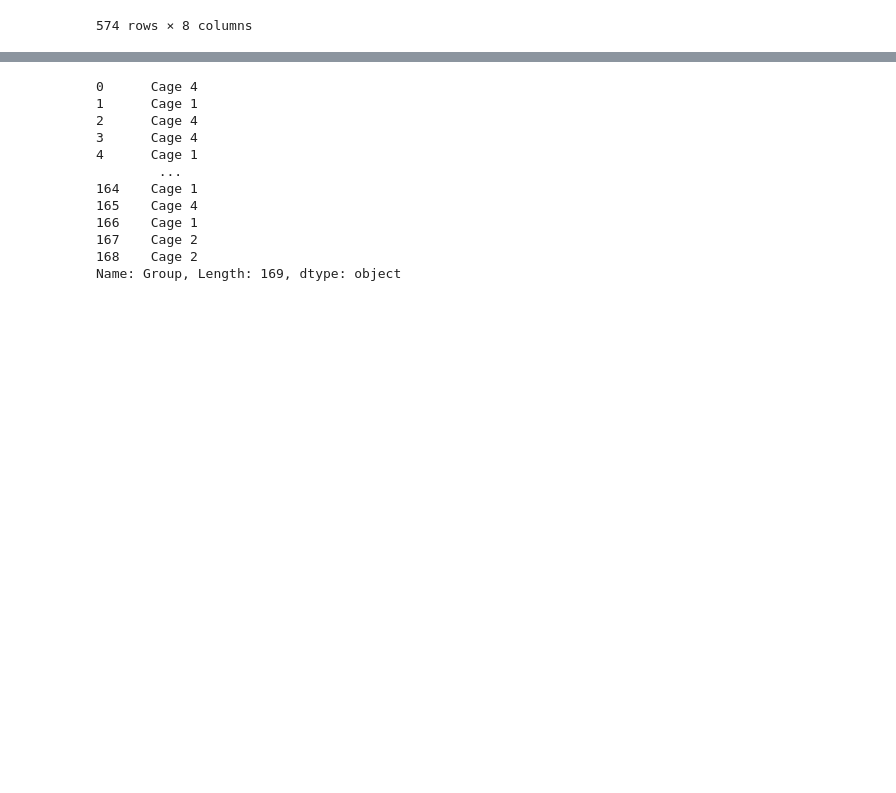
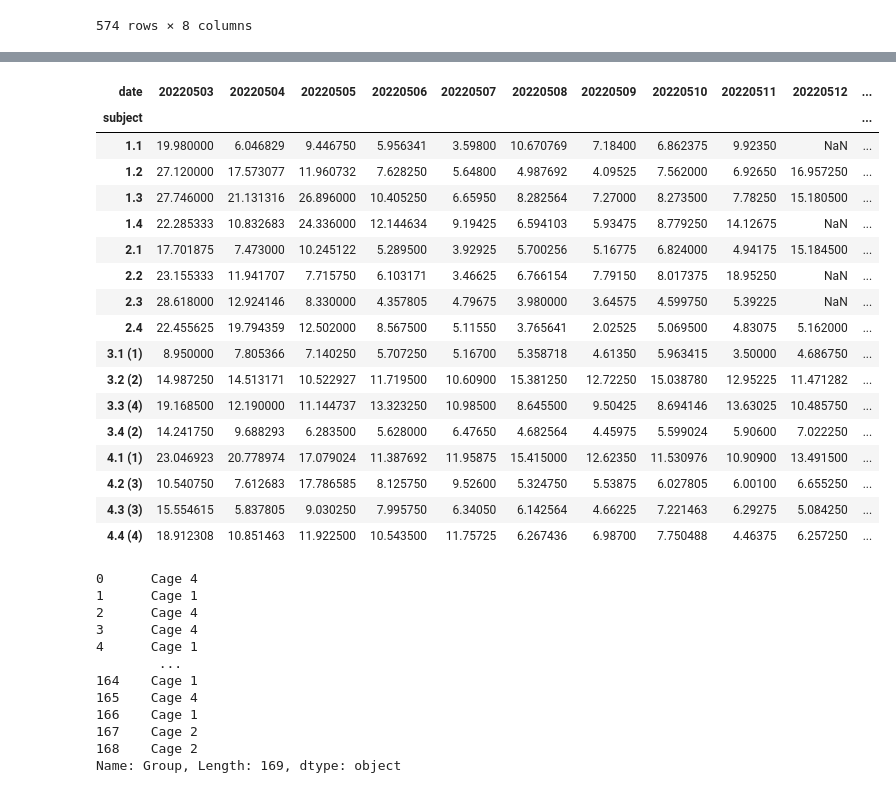
Before and after one commit to padillacoreanolab/med_pc_repo, a Jupyter notebook: results/2022_05_02_log_processing/med_pc_group_analysis.ipynb, the cells around one changed output, grey strips where cells are left out. Saved outputs shown, nothing was run; the diff lists cells and outputs as text; code cells hidden in the pictures; blank space fills up the shorter version.

```diff
--- a/results/2022_05_02_log_processing/med_pc_group_analysis.ipynb
+++ b/results/2022_05_02_log_processing/med_pc_group_analysis.ipynb
@@ -223,0 +451,27 @@ combined_latency_df.to_excel("./data/latency_dataframes/all_latencies.xlsx")
+# %%
+adjusted_latency_pivot_plot = pd.pivot_table(concatted_first_porty_entry_dataframe, values='latency_adjusted', index=['subject'],
+
+                    columns=['date'], aggfunc=np.mean)
+# %%
+adjusted_latency_pivot_plot["cage"] = adjusted_latency_pivot_plot.index.map(subject_to_cage)
+# %%
+adjusted_latency_pivot_plot
+# %% [output]
+| date | 20220503 | 20220504 | 20220505 | 20220506 | 20220507 | 20220508 | 20220509 | 20220510 | 20220511 | 20220512 | ... |
+| subject |  |  |  |  |  |  |  |  |  |  | ... |
+| 1.1 | 19.980000 | 6.046829 | 9.446750 | 5.956341 | 3.59800 | 10.670769 | 7.18400 | 6.862375 | 9.92350 | NaN | ... |
+| 1.2 | 27.120000 | 17.573077 | 11.960732 | 7.628250 | 5.64800 | 4.987692 | 4.09525 | 7.562000 | 6.92650 | 16.957250 | ... |
+| 1.3 | 27.746000 | 21.131316 | 26.896000 | 10.405250 | 6.65950 | 8.282564 | 7.27000 | 8.273500 | 7.78250 | 15.180500 | ... |
+| 1.4 | 22.285333 | 10.832683 | 24.336000 | 12.144634 | 9.19425 | 6.594103 | 5.93475 | 8.779250 | 14.12675 | NaN | ... |
+| 2.1 | 17.701875 | 7.473000 | 10.245122 | 5.289500 | 3.92925 | 5.700256 | 5.16775 | 6.824000 | 4.94175 | 15.184500 | ... |
+| 2.2 | 23.155333 | 11.941707 | 7.715750 | 6.103171 | 3.46625 | 6.766154 | 7.79150 | 8.017375 | 18.95250 | NaN | ... |
+| 2.3 | 28.618000 | 12.924146 | 8.330000 | 4.357805 | 4.79675 | 3.980000 | 3.64575 | 4.599750 | 5.39225 | NaN | ... |
+| 2.4 | 22.455625 | 19.794359 | 12.502000 | 8.567500 | 5.11550 | 3.765641 | 2.02525 | 5.069500 | 4.83075 | 5.162000 | ... |
+| 3.1 (1) | 8.950000 | 7.805366 | 7.140250 | 5.707250 | 5.16700 | 5.358718 | 4.61350 | 5.963415 | 3.50000 | 4.686750 | ... |
+| 3.2 (2) | 14.987250 | 14.513171 | 10.522927 | 11.719500 | 10.60900 | 15.381250 | 12.72250 | 15.038780 | 12.95225 | 11.471282 | ... |
+| 3.3 (4) | 19.168500 | 12.190000 | 11.144737 | 13.323250 | 10.98500 | 8.645500 | 9.50425 | 8.694146 | 13.63025 | 10.485750 | ... |
+| 3.4 (2) | 14.241750 | 9.688293 | 6.283500 | 5.628000 | 6.47650 | 4.682564 | 4.45975 | 5.599024 | 5.90600 | 7.022250 | ... |
+| 4.1 (1) | 23.046923 | 20.778974 | 17.079024 | 11.387692 | 11.95875 | 15.415000 | 12.62350 | 11.530976 | 10.90900 | 13.491500 | ... |
+| 4.2 (3) | 10.540750 | 7.612683 | 17.786585 | 8.125750 | 9.52600 | 5.324750 | 5.53875 | 6.027805 | 6.00100 | 6.655250 | ... |
+| 4.3 (3) | 15.554615 | 5.837805 | 9.030250 | 7.995750 | 6.34050 | 6.142564 | 4.66225 | 7.221463 | 6.29275 | 5.084250 | ... |
+| 4.4 (4) | 18.912308 | 10.851463 | 11.922500 | 10.543500 | 11.75725 | 6.267436 | 6.98700 | 7.750488 | 4.46375 | 6.257250 | ... |
```
Also changed, not shown: parts of 49 cells of this notebook.
